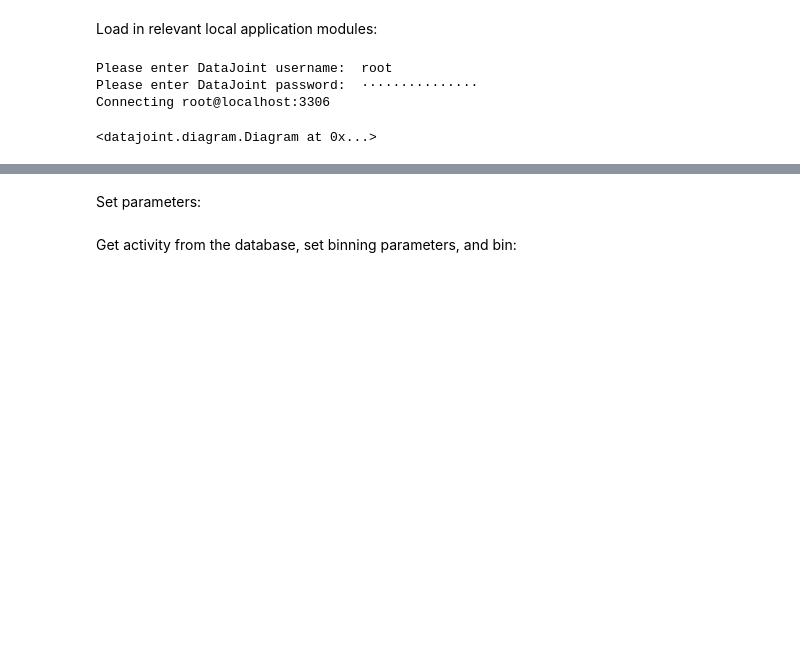
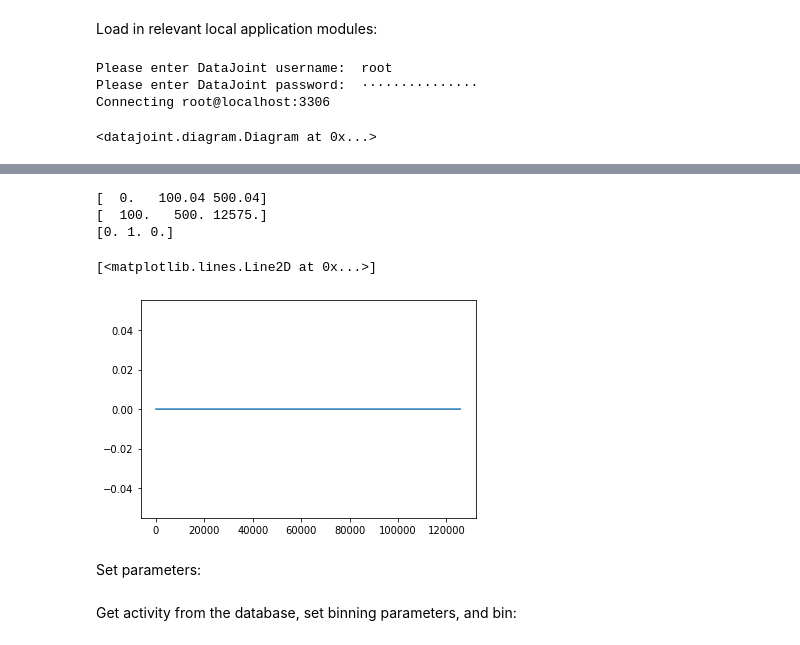
Before and after one commit to mackelab/epiphyte, a Jupyter notebook: analysis/example_analysis.ipynb, the cells around one changed output, grey strips where cells are left out. Cells and saved outputs as stored; diff of their text form; code cells hidden in the pictures; blank space fills up the shorter version.

```diff
--- a/analysis/example_analysis.ipynb
+++ b/analysis/example_analysis.ipynb
@@ -34,0 +44,2 @@ erd
+# %%
+label_vec = get_original_movie_label(label_name, annotation_date, annotator_id)
@@ -35,3 +50,18 @@ erd
+# %%
+print(values_vec)
+print(start_vec)
+print(stop_vec)
+
+### TODO: fix the upload order --- these are busted
+# %% [output]
+[  0.   100.04 500.04]
+[  100.   500. 12575.]
+[0. 1. 0.]
+# %%
+plt.plot(label_vec)
+# %% [output]
+[<matplotlib.lines.Line2D at 0x...>]
+[figure, added]
 # %% [markdown]
 Set parameters:
 # %%
```
Also changed, not shown: parts of 24 cells of this notebook, 2 other files.
